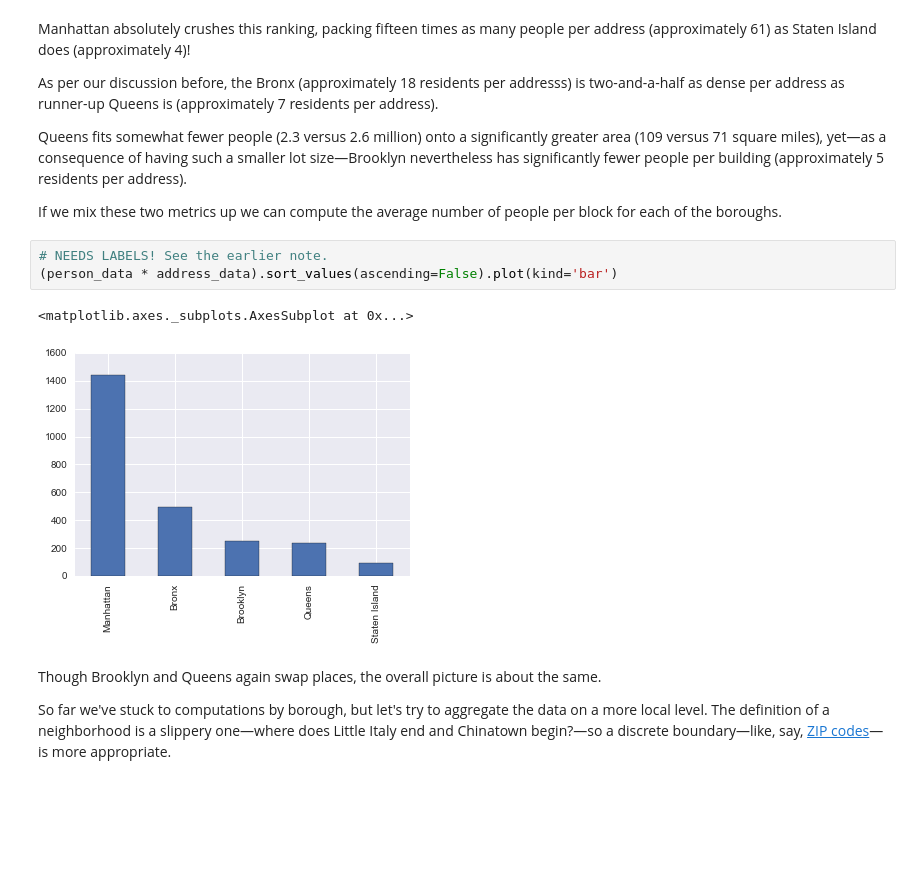
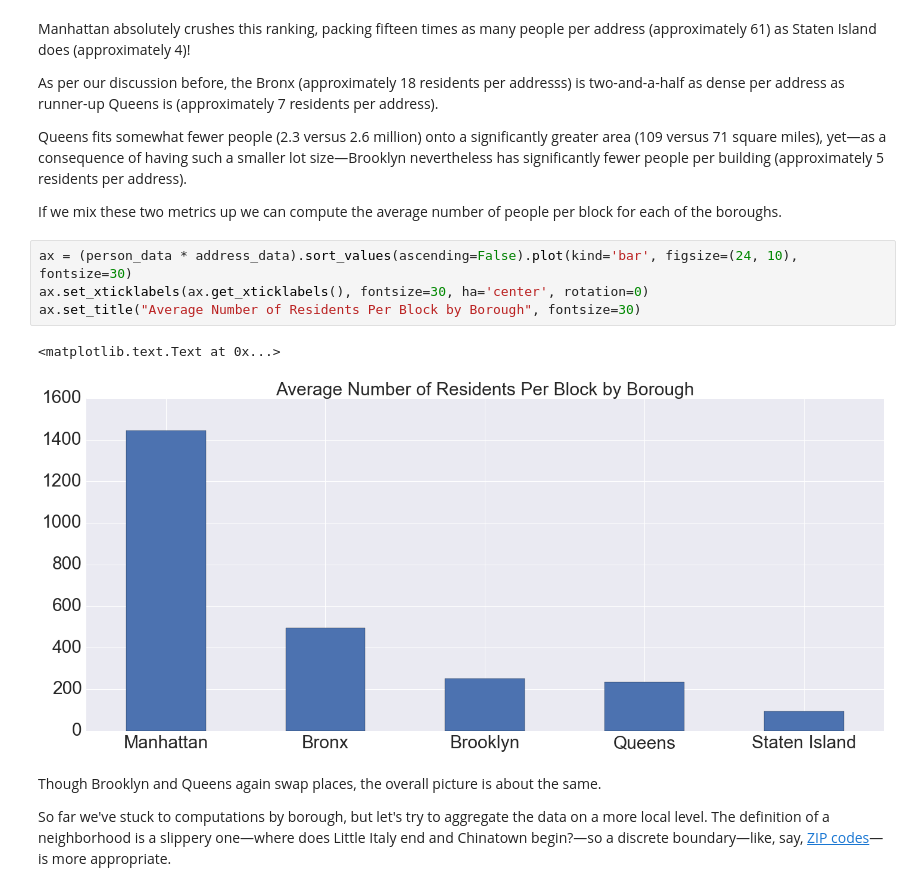
Before and after one commit to ResidentMario/nyc-buildings, a Jupyter notebook: address-data-visualization.ipynb, the cells around one changed output. Drawn from its saved outputs; the diff is of its cells as text; blank space fills up the shorter version.

```diff
--- a/address-data-visualization.ipynb
+++ b/address-data-visualization.ipynb
@@ -119,12 +126,13 @@ As per our discussion before, the Bronx (approximately 18 residents per addresss
 Queens fits somewhat fewer people (2.3 versus 2.6 million) onto a significantly greater area (109 versus 71 square miles), yet&mdash;as a consequence of having such a smaller lot size&mdash;Brooklyn nevertheless has significantly fewer people per building (approximately 5 residents per address).
 
 If we mix these two metrics up we can compute the average number of people per block for each of the boroughs.
-# %%
-# NEEDS LABELS! See the earlier note.
-(person_data * address_data).sort_values(ascending=False).plot(kind='bar')
-# %% [output]
-<matplotlib.axes._subplots.AxesSubplot at 0x...>
-[figure, removed]
+# %%
+ax = (person_data * address_data).sort_values(ascending=False).plot(kind='bar', figsize=(24, 10), fontsize=30)
+ax.set_xticklabels(ax.get_xticklabels(), fontsize=30, ha='center', rotation=0)
+ax.set_title("Average Number of Residents Per Block by Borough", fontsize=30)
+# %% [output]
+<matplotlib.text.Text at 0x...>
+[figure, added]
 # %% [markdown]
 Though Brooklyn and Queens again swap places, the overall picture is about the same.
 
```
Also changed, not shown: parts of 12 cells of this notebook.
